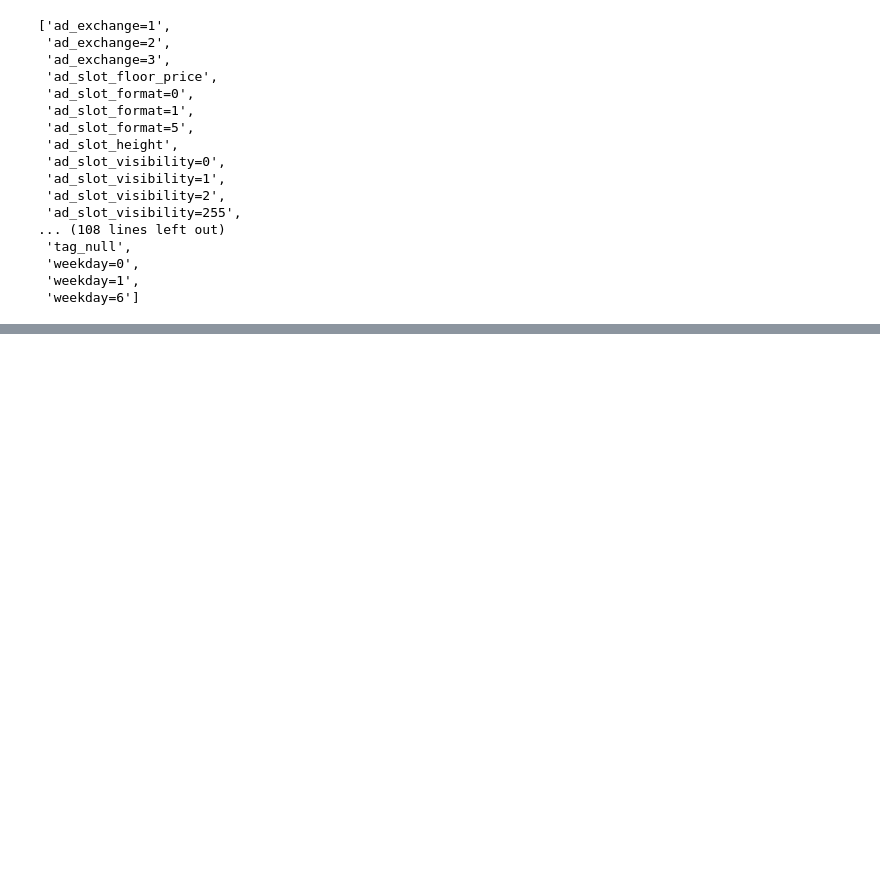
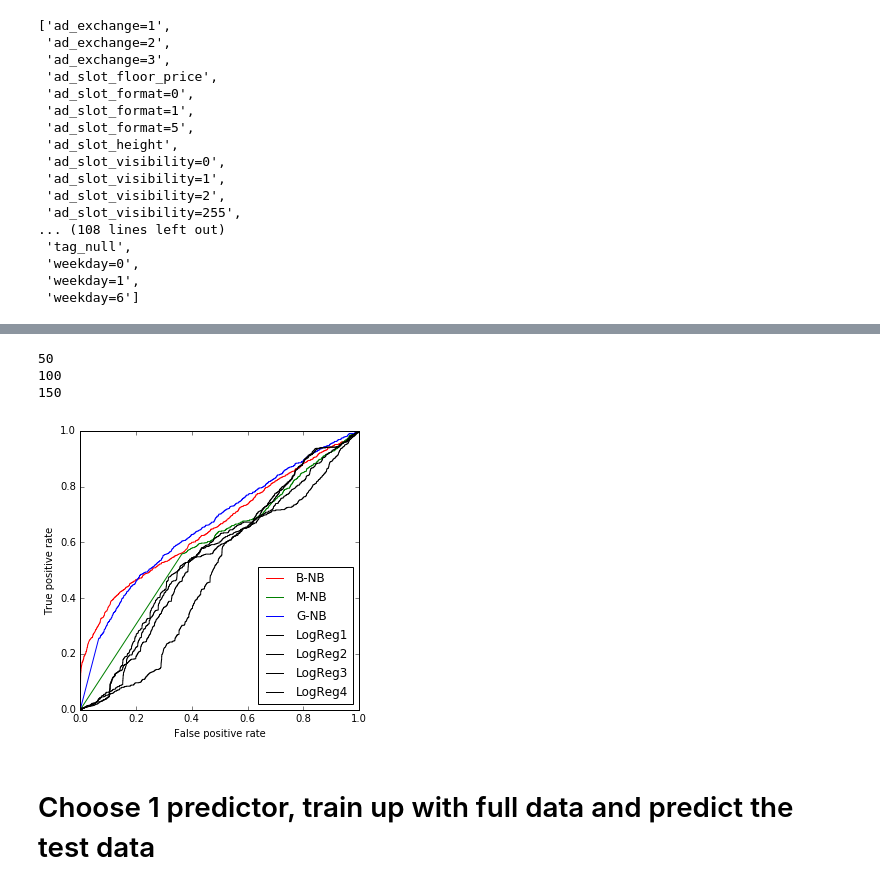
Before and after one commit to msipos/predict_ctr, a Jupyter notebook: PredictCTR.ipynb, the cells around one changed output, grey strips where cells are left out. Drawn from its saved outputs; the diff is of its cells as text; code cells hidden in the pictures; blank space fills up the shorter version.

Commit message:
Train up a Naive Bayes algorithm on the fly and use it to create a submission.

```diff
--- a/PredictCTR.ipynb
+++ b/PredictCTR.ipynb
@@ -67,7 +74,8 @@ def parse_dict(d):
     del d['user_tags']
     for tag in user_tags:
         d['tag_' + tag] = True
-    del d['click']  # Click is the target variable.
+    if 'click' in d:
+        del d['click']  # Click is the target variable.
     for ff in float_fields:
         d[ff] = float(d[ff])
     for f in remove_fields:
@@ -142,0 +159,12 @@ with open('train.txt') as f:
+# %%
+def MySGDClassifier(alpha):
+    return SGDClassifier(loss='log', n_iter=5, warm_start=True, alpha=alpha)
+predictors = [BernoulliNB(), MultinomialNB(), GaussianNB(), MySGDClassifier(alpha=0.1), MySGDClassifier(alpha=1), MySGDClassifier(alpha=10), MySGDClassifier(alpha=100)]
+n = 0
+classes = [0, 1]
+for features, targets in stream_data(train_data=True):
+    n += 1
+    for pred in predictors:
+        pred.partial_fit(features, targets, classes=classes)
+    if n % 50 == 0:
+        print(n)
@@ -142,0 +180,30 @@ with open('train.txt') as f:
+# %%
+n = 0
+total_predictions = [ [], [], [], [], [], [], [] ]
+total_targets = np.zeros(0, dtype='int16')
+for features, targets in stream_data(test_data=True):
+    total_targets = np.append(total_targets, targets)
+    for i, pred in enumerate(predictors):
+        probas = pred.predict_log_proba(features)[:,1]
+        total_predictions[i] = np.append(total_predictions[i], probas)
+    n += 1
+    if n % 50 == 0:
+        print(n)
+# %% [output]
+50
+100
+150
+# %%
+colors = ['r', 'g', 'b', 'k', 'k', 'k', 'k']
+labels = ['B-NB', 'M-NB', 'G-NB', 'LogReg1', 'LogReg2', 'LogReg3', 'LogReg4']
+plt.figure(figsize=(5, 5))
+for i in range(7):
+    fpr, tpr, thresholds = roc_curve(total_targets, total_predictions[i])
+    plt.plot(fpr, tpr, colors[i], label=labels[i])
+plt.xlabel('False positive rate')
+plt.ylabel('True positive rate')
+plt.legend(loc='lower right');
+# %% [output]
+[figure, added]
+# %% [markdown]
+# Choose 1 predictor, train up with full data and predict the test data
```
Also changed, not shown: parts of 8 cells of this notebook.
